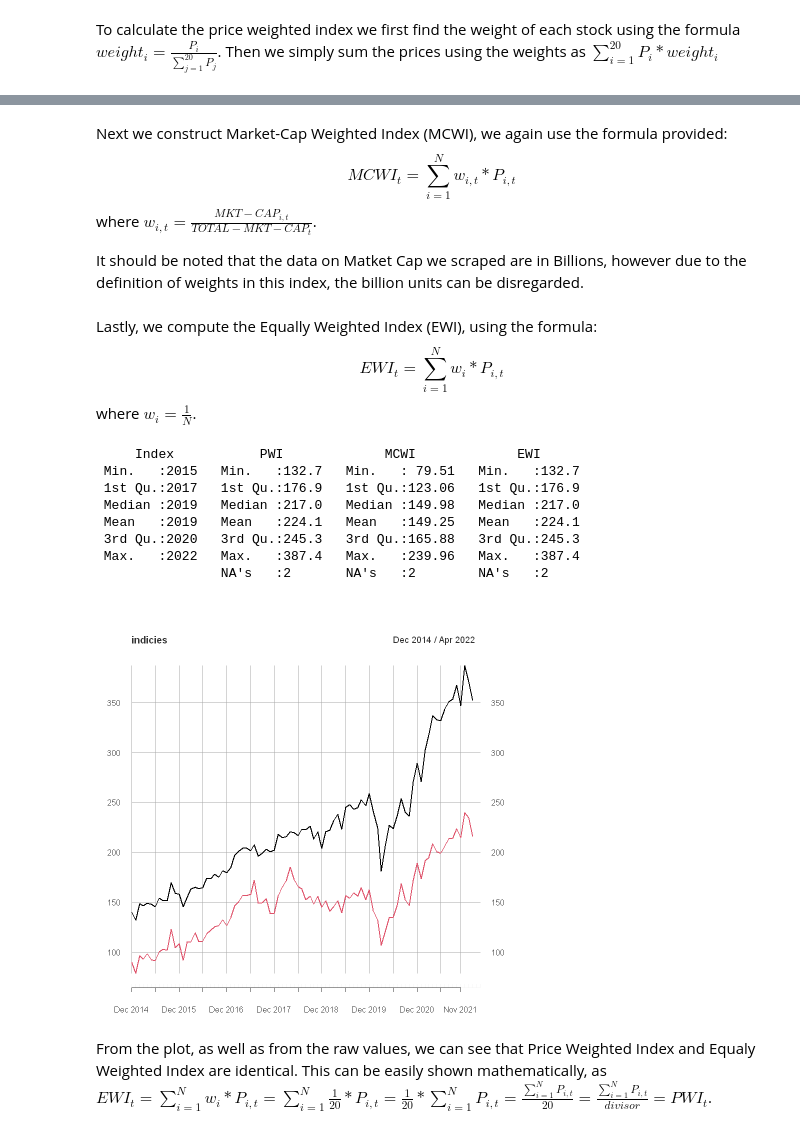
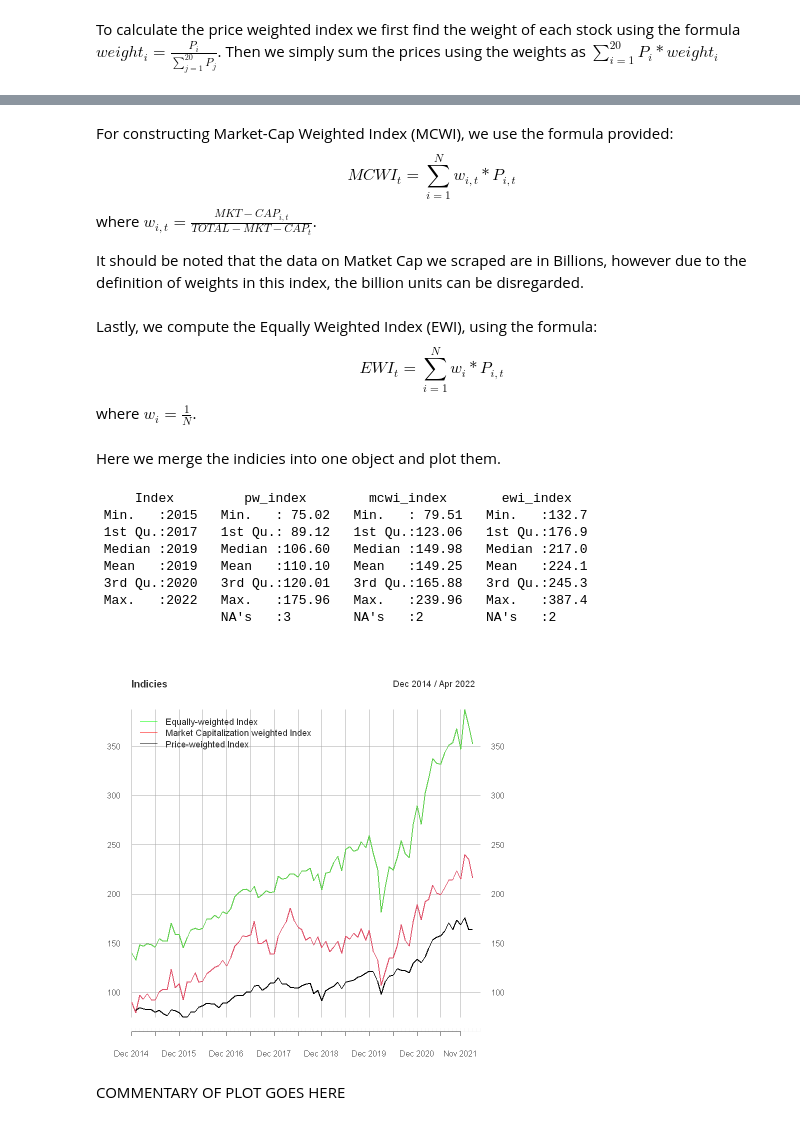
Before and after one commit to Matyas-Mattanelli/Asset-Pricing, a Jupyter notebook: HW1/Task 1.ipynb, the cells around one changed output, grey strips where cells are left out. Saved outputs shown, nothing was run; the diff lists cells and outputs as text; code cells hidden in the pictures.

Commit message:
Part 3 cell order finalized, index plot finalized, commentary of index plot needed

```diff
--- a/HW1/Task 1.ipynb
+++ b/HW1/Task 1.ipynb
@@ -364,5 +348,5 @@ plot(pw_index,main="Price weighted index")
 # %%
-#getting the data required for task 3
+#for the next two indicies, we will use the following data
 
 task3_data <- vector("list", 20) #Empty list for the data
 
@@ -375,8 +359,8 @@ for (i in 1:20) { #Looping through the tickers
 
     ticker_xts <- semifinal_dataset[, c(ticker_volume, ticker_adjusted, ticker_bv, ticker_market)]["2014-12/"] #Subsetting the full dataset
 
-    task3_data[[i]] <- to.monthly(ticker_xts[,1], name = names(ticker_xts[,1]), OHLC = FALSE) #Extracting data from 2015 further and then converting it to monthly (averages??)
-    task3_data[[i]] <- merge.xts(task3_data[[i]], to.monthly(ticker_xts[,2], name = names(ticker_xts[,2]), OHLC = FALSE))
-    task3_data[[i]] <- merge.xts(task3_data[[i]], to.monthly(ticker_xts[,3], name = names(ticker_xts[,3]), OHLC = FALSE))
-    task3_data[[i]] <- merge.xts(task3_data[[i]], to.monthly(ticker_xts[,4], name = names(ticker_xts[,4]), OHLC = FALSE))
+    suppressWarnings(task3_data[[i]] <- to.monthly(ticker_xts[,1], name = names(ticker_xts[,1]), OHLC = FALSE)) #Extracting data from 2015 further and then converting it to monthly
+    suppressWarnings(task3_data[[i]] <- merge.xts(task3_data[[i]], to.monthly(ticker_xts[,2], name = names(ticker_xts[,2]), OHLC = FALSE)))
+    suppressWarnings(task3_data[[i]] <- merge.xts(task3_data[[i]], to.monthly(ticker_xts[,3], name = names(ticker_xts[,3]), OHLC = FALSE)))
+    suppressWarnings(task3_data[[i]] <- merge.xts(task3_data[[i]], to.monthly(ticker_xts[,4], name = names(ticker_xts[,4]), OHLC = FALSE)))
 }
@@ -427,16 +367,5 @@ where $P_{i,t}$ stands for price of stock $i$ in period $t$, and $divisor$ is eq
-# %%
-PWI <- xts(rep(0, nrow(task3_data[[1]])), order.by=index(task3_data[[1]])) #initializing empty xts object, that will hold the PWI index
-names(PWI) <- "PWI" #naming the column
-
-for (i in 1:nrow(task3_data[[1]])) { #looping through the rows in data (through months)
-   prices <- c(rep(0, 20)) #vector of adjusted price of all shares in each month
-   for (n in 1:20) { #in each month, loop through all tickers
-      prices[n] <- task3_data[[n]][i, 2] #save prices in the particular month
-   }
-   PWI[i, 1] <- sum(prices) / 20 #save index value
-}
 # %% [markdown]
-Next we construct Market-Cap Weighted Index (MCWI), we again use the formula provided:
+For constructing Market-Cap Weighted Index (MCWI), we use the formula provided:
 $$MCWI_t=\sum_{i=1}^N w_{i,t}*P_{i,t}$$
 where $w_{i,t}=\frac{MKT-CAP_{i,t}}{TOTAL-MKT-CAP_t}$.
 
@@ -477,23 +406,28 @@ for (i in 1:nrow(task3_data[[1]])) { #looping through the rows in data (through
    }
    EWI[i, 1] <- sum(prices_weighted) #save index value
 }
+# %% [markdown]
+Here we merge the indicies into one object and plot them.
 # %%
 #merging xts objects with indicies to one
-indicies <- merge.xts(PWI, MCWI, EWI)
-plot(indicies, main="Indexes") #<<<<<<<<<<------------- plot needs legend, title and other
+indicies <- merge.xts(pw_index, MCWI, EWI)
+names(indicies) <- c("pw_index", "mcwi_index", "ewi_index")
+indicies_plt <- plot(indicies, main="Indicies")
 addLegend("topleft", on=0,
-          legend.names = c("MCWI","PWI","EWI"),
-          lty=c(1,1,1), lwd=c(1,1,1), col=c("black","red","red"))
+          legend.names = c("Equally-weighted Index",
+          "Market Capitalization weighted Index",
+          "Price-weighted Index"),
+          lty=c(1,1,1), lwd=c(1,1,1), col=c("green","red","black"))
 summary(indicies)
 # %% [output]
-     Index           PWI             MCWI             EWI
- Min.   :2015   Min.   :132.7   Min.   : 79.51   Min.   :132.7
- 1st Qu.:2017   1st Qu.:176.9   1st Qu.:123.06   1st Qu.:176.9
- Median :2019   Median :217.0   Median :149.98   Median :217.0
- Mean   :2019   Mean   :224.1   Mean   :149.25   Mean   :224.1
- 3rd Qu.:2020   3rd Qu.:245.3   3rd Qu.:165.88   3rd Qu.:245.3
- Max.   :2022   Max.   :387.4   Max.   :239.96   Max.   :387.4
-                NA's   :2       NA's   :2        NA's   :2
+     Index         pw_index        mcwi_index       ewi_index
+ Min.   :2015   Min.   : 75.02   Min.   : 79.51   Min.   :132.7
+ 1st Qu.:2017   1st Qu.: 89.12   1st Qu.:123.06   1st Qu.:176.9
+ Median :2019   Median :106.60   Median :149.98   Median :217.0
+ Mean   :2019   Mean   :110.10   Mean   :149.25   Mean   :224.1
+ 3rd Qu.:2020   3rd Qu.:120.01   3rd Qu.:165.88   3rd Qu.:245.3
+ Max.   :2022   Max.   :175.96   Max.   :239.96   Max.   :387.4
+                NA's   :3        NA's   :2        NA's   :2
-[figure, old version]
+[figure, new version]
-# %% [markdown]
-From the plot, as well as from the raw values, we can see that Price Weighted Index and Equaly Weighted Index are identical. This can be easily shown mathematically, as $EWI_t = \sum_{i=1}^N w_{i}*P_{i,t} = \sum_{i=1}^N \frac{1}{20}*P_{i,t} =  \frac{1}{20}*\sum_{i=1}^N P_{i,t} = \frac{\sum_{i=1}^N P_{i,t} }{20} = \frac{\sum_{i=1}^N P_{i,t} }{divisor} = PWI_t$.
+# %% [markdown]
+COMMENTARY OF PLOT GOES HERE
```
Also changed, not shown: parts of 8 cells of this notebook.
